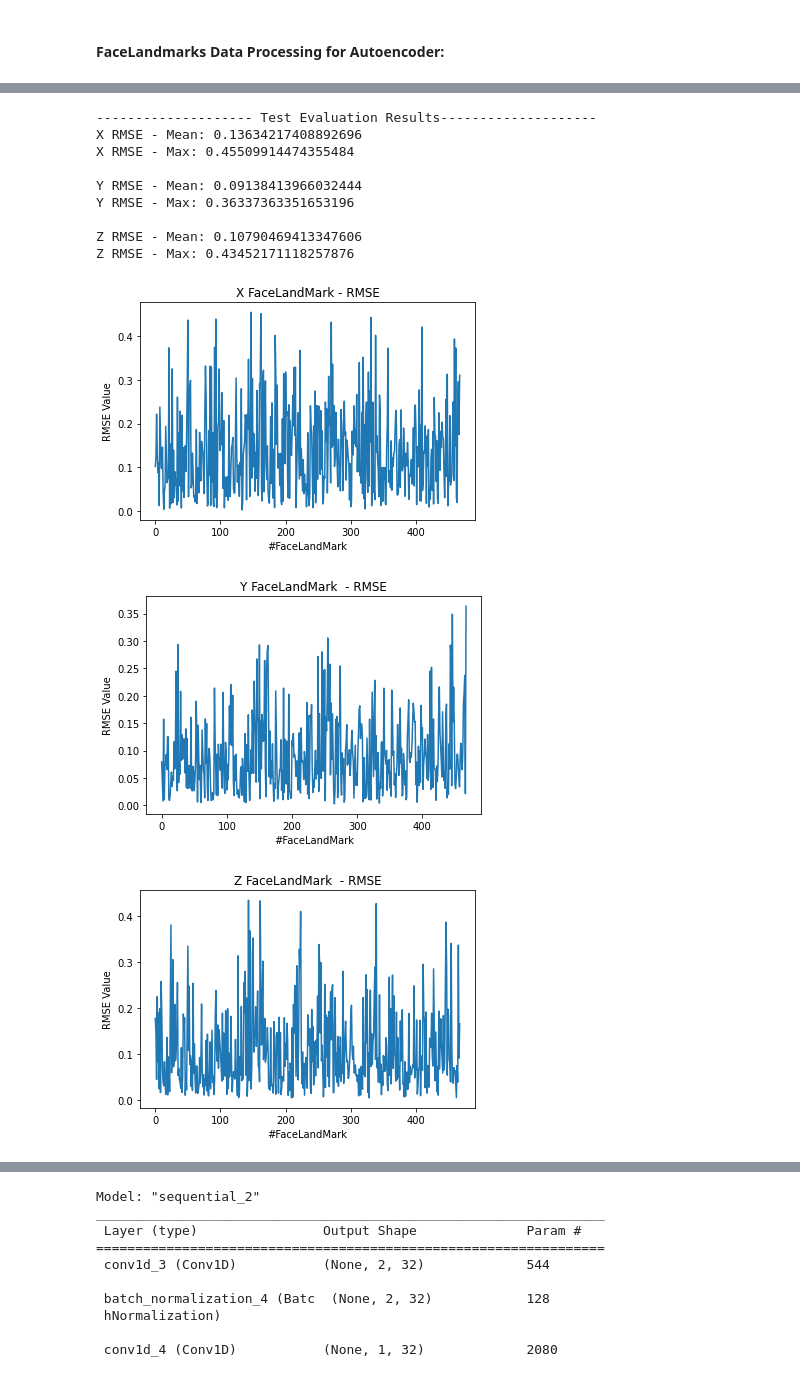
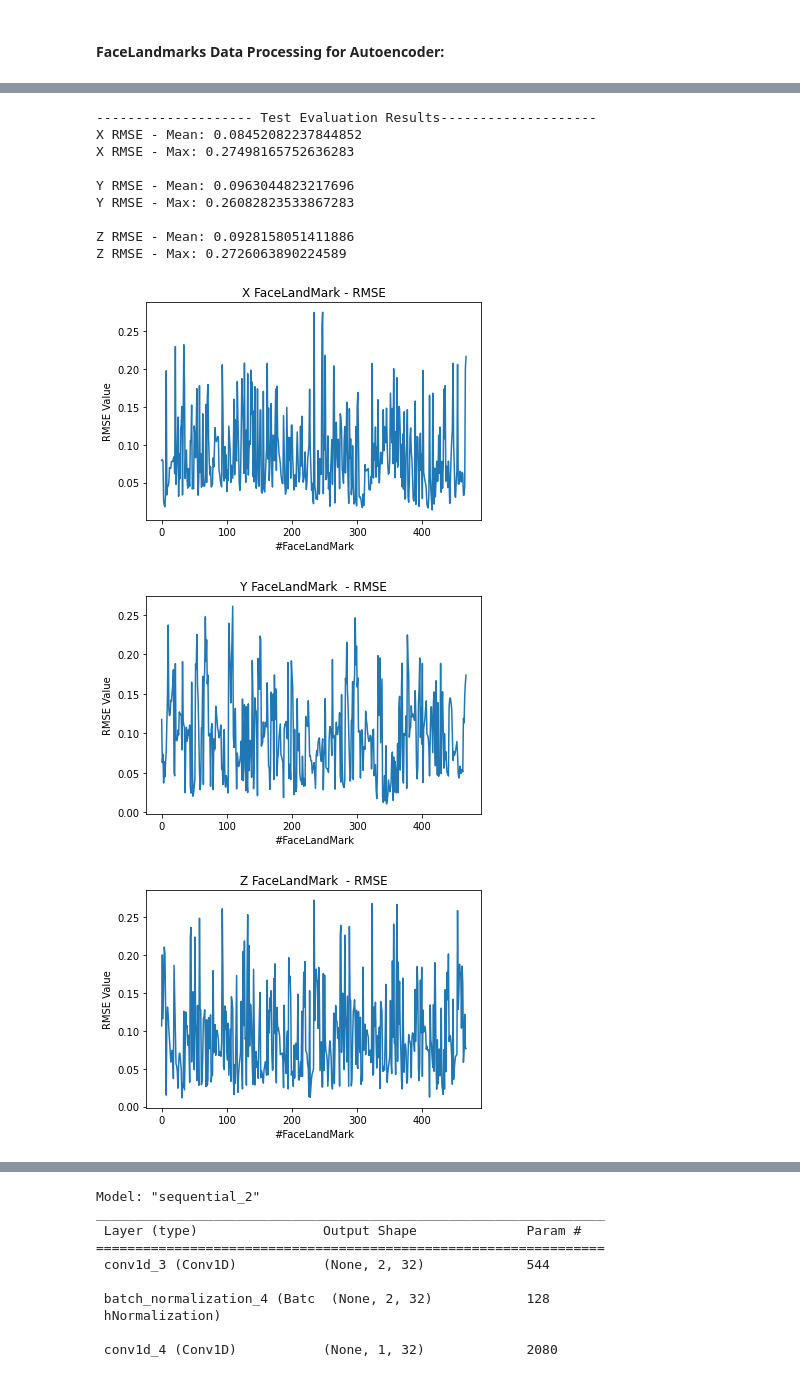
Before and after one commit to drbz-zhou/MoCaPose, a Jupyter notebook: Face/Mocapaci_DataProcessing.ipynb, the cells around one changed output, grey strips where cells are left out. Saved outputs shown, nothing was run; the diff lists cells and outputs as text; code cells hidden in the pictures.

```diff
--- a/Face/Mocapaci_DataProcessing.ipynb
+++ b/Face/Mocapaci_DataProcessing.ipynb
@@ -206,5 +204,5 @@ Saving IMG_2579.MOV to IMG_2579.MOV
 # %%
-n_samples = 1
+n_samples = 3
 downsample = 1
 total_instances = []
 
@@ -318,6 +393,6 @@ Epoch 80/80
 # %%
-#Calculate Test dataset RMSE
-test_pred = conv_autoencoder.predict(test)
+#Calculate Test dataset RMSE - Conv Autoencoder (Latent Space = Matrix)
+test_pred = conv_autoencoder_matrix.predict(test)
 
 print("-------------------- Test Evaluation Results--------------------")
 test_mae_loss = np.sqrt(np.mean(((test_pred - test)*(test_pred - test)), axis=0))
@@ -331,39 +406,39 @@ print("Y RMSE - Mean:", np.mean(y_rmse, axis=0))
 print("Y RMSE - Max:", np.max(y_rmse, axis=0))
 print("")
 z_rmse = test_mae_loss[:,2]
 print("Z RMSE - Mean:", np.mean(z_rmse, axis=0))
 print("Z RMSE - Max:", np.max(z_rmse, axis=0))
 print("")
 
 facelandmarks = np.array(list(range(0, len(x_rmse))))
 
 plt.title("X FaceLandMark - RMSE")
 plt.xlabel("#FaceLandMark")
 plt.ylabel("RMSE Value")
 plt.plot(facelandmarks,x_rmse)
 plt.show()
 
 plt.title("Y FaceLandMark  - RMSE")
 plt.xlabel("#FaceLandMark")
 plt.ylabel("RMSE Value")
 plt.plot(facelandmarks,y_rmse)
 plt.show()
 
 plt.title("Z FaceLandMark  - RMSE")
 plt.xlabel("#FaceLandMark")
 plt.ylabel("RMSE Value")
 plt.plot(facelandmarks,z_rmse)
 plt.show()
 # %% [output]
 -------------------- Test Evaluation Results--------------------
-X RMSE - Mean: 0.13634217408892696
-X RMSE - Max: 0.45509914474355484
+X RMSE - Mean: 0.08452082237844852
+X RMSE - Max: 0.27498165752636283
 
-Y RMSE - Mean: 0.09138413966032444
-Y RMSE - Max: 0.36337363351653196
+Y RMSE - Mean: 0.0963044823217696
+Y RMSE - Max: 0.26082823533867283
 
-Z RMSE - Mean: 0.10790469413347606
-Z RMSE - Max: 0.43452171118257876
+Z RMSE - Mean: 0.0928158051411886
+Z RMSE - Max: 0.2726063890224589
-[figure, old version]
+[figure, new version]
-[figure, old version]
+[figure, new version]
-[figure, old version]
+[figure, new version]
```
Also changed, not shown: parts of 13 cells of this notebook.
